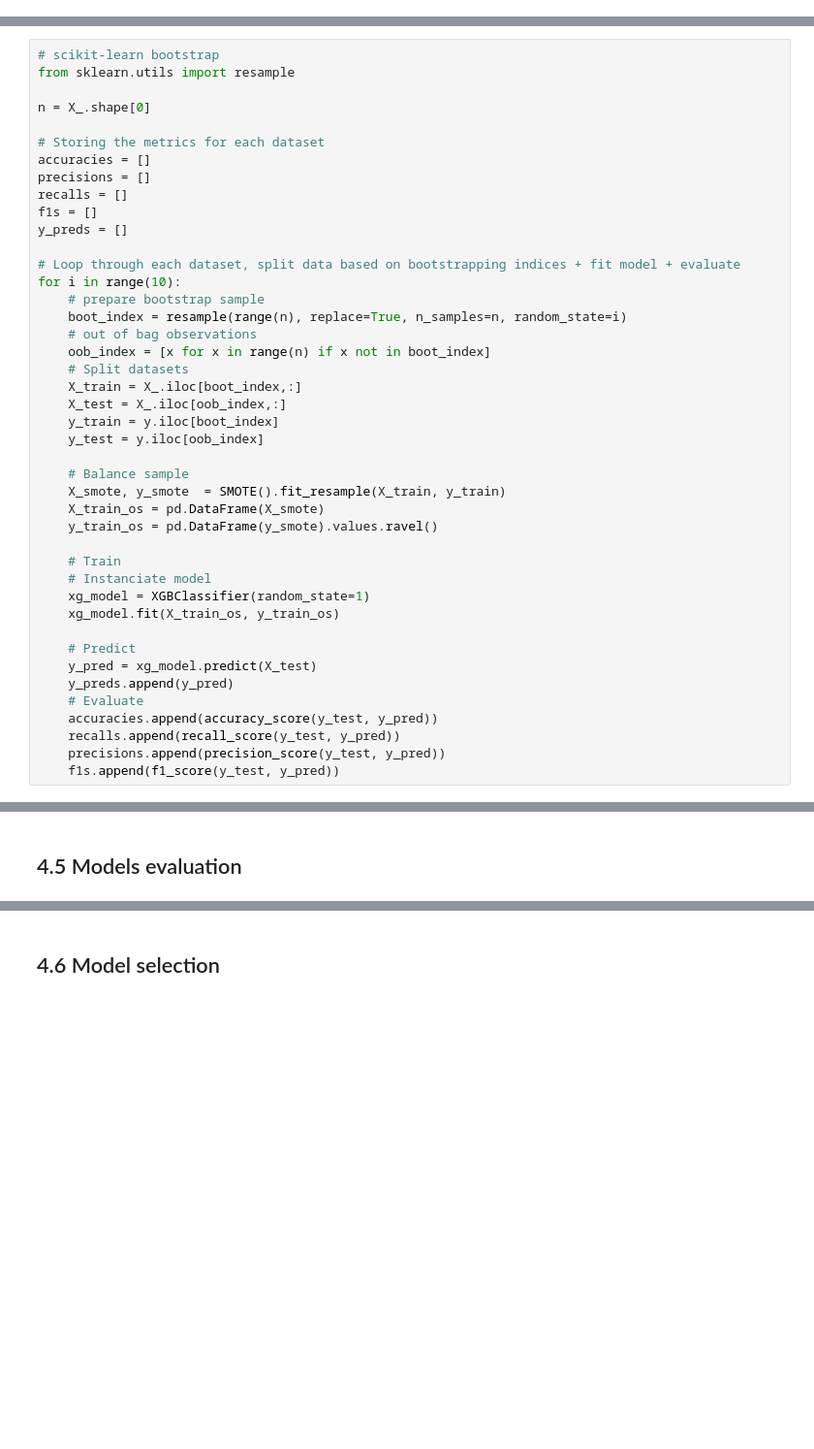
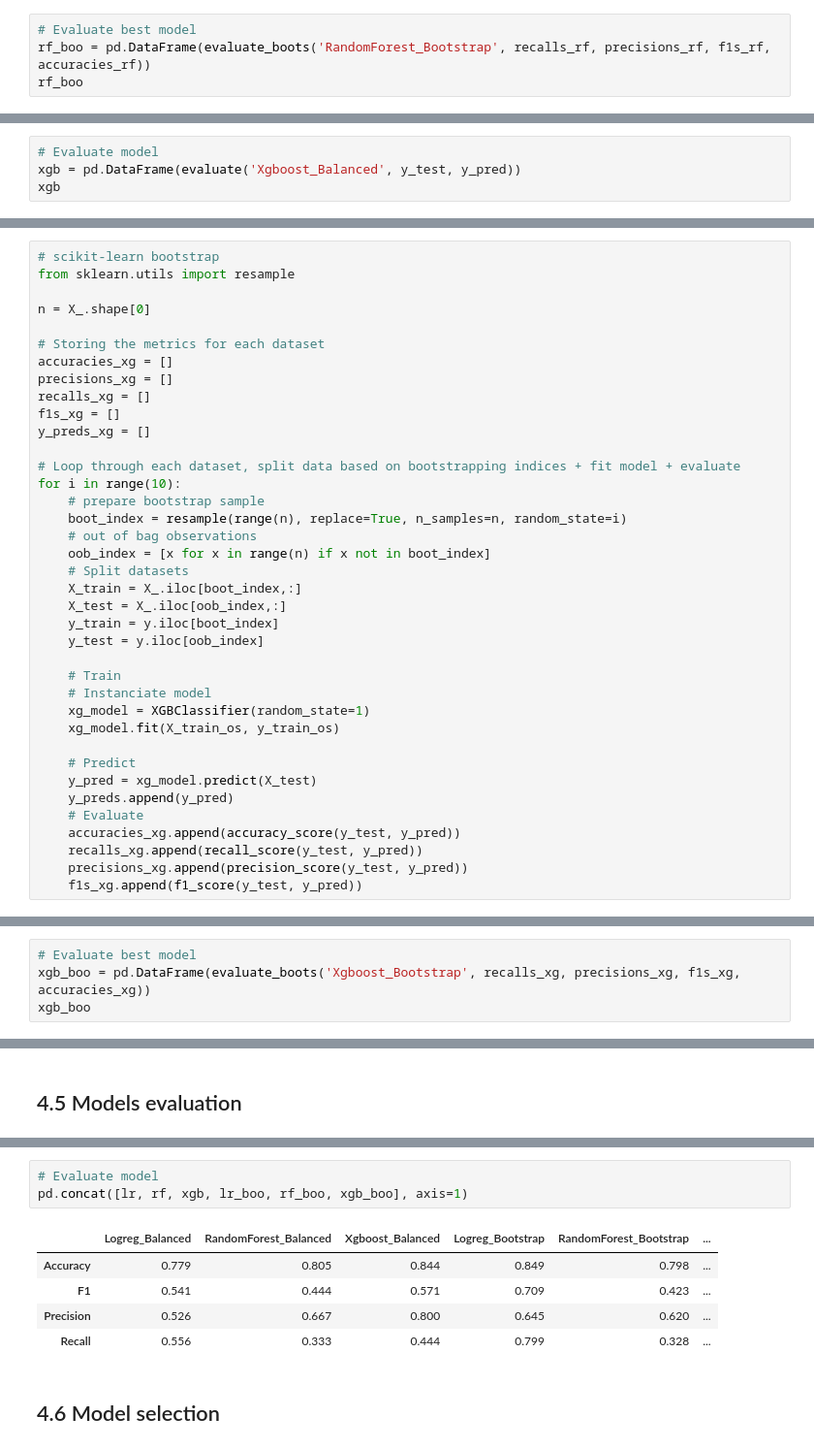
Before and after one commit to Guticar94/COMP20008_Assignment_2, a Jupyter notebook: main.ipynb, the cells around one changed output, grey strips where cells are left out. Shown at 97% size. Cells and saved outputs as stored; diff of their text form; blank space fills up the shorter version.

```diff
--- a/main.ipynb
+++ b/main.ipynb
@@ -1261,0 +1258,4 @@ F1: 0.47
+# %%
+# Evaluate best model
+rf_boo = pd.DataFrame(evaluate_boots('RandomForest_Bootstrap', recalls_rf, precisions_rf, f1s_rf, accuracies_rf))
+rf_boo
@@ -1283,0 +1281,4 @@ F1: 0.571
+# %%
+# Evaluate model
+xgb = pd.DataFrame(evaluate('Xgboost_Balanced', y_test, y_pred))
+xgb
@@ -1298,11 +1305,11 @@ from sklearn.utils import resample
 n = X_.shape[0]
 
 # Storing the metrics for each dataset
-accuracies = []
-precisions = []
-recalls = []
-f1s = []
-y_preds = []
+accuracies_xg = []
+precisions_xg = []
+recalls_xg = []
+f1s_xg = []
+y_preds_xg = []
 
 # Loop through each dataset, split data based on bootstrapping indices + fit model + evaluate
 for i in range(10):
@@ -1316,11 +1323,6 @@ for i in range(10):
     y_train = y.iloc[boot_index]
     y_test = y.iloc[oob_index]
 
-    # Balance sample
-    X_smote, y_smote  = SMOTE().fit_resample(X_train, y_train)
-    X_train_os = pd.DataFrame(X_smote)
-    y_train_os = pd.DataFrame(y_smote).values.ravel()
-
     # Train
     # Instanciate model
     xg_model = XGBClassifier(random_state=1)
@@ -1330,7 +1332,7 @@ for i in range(10):
     y_pred = xg_model.predict(X_test)
     y_preds.append(y_pred)
     # Evaluate
-    accuracies.append(accuracy_score(y_test, y_pred))
-    recalls.append(recall_score(y_test, y_pred))
-    precisions.append(precision_score(y_test, y_pred))
-    f1s.append(f1_score(y_test, y_pred))
+    accuracies_xg.append(accuracy_score(y_test, y_pred))
+    recalls_xg.append(recall_score(y_test, y_pred))
+    precisions_xg.append(precision_score(y_test, y_pred))
+    f1s_xg.append(f1_score(y_test, y_pred))
@@ -1345,0 +1339,4 @@ F1: 0.464
+# %%
+# Evaluate best model
+xgb_boo = pd.DataFrame(evaluate_boots('Xgboost_Bootstrap', recalls_xg, precisions_xg, f1s_xg, accuracies_xg))
+xgb_boo
@@ -1362,3 +1351,12 @@ pd.DataFrame.from_dict(results, orient='index', columns=['XGBoost', 'Random Fore
+# %%
+# Evaluate model
+pd.concat([lr, rf, xgb, lr_boo, rf_boo, xgb_boo], axis=1)
+# %% [output]
+|  | Logreg_Balanced | RandomForest_Balanced | Xgboost_Balanced | Logreg_Bootstrap | RandomForest_Bootstrap | ... |
+| Accuracy | 0.779 | 0.805 | 0.844 | 0.849 | 0.798 | ... |
+| F1 | 0.541 | 0.444 | 0.571 | 0.709 | 0.423 | ... |
+| Precision | 0.526 | 0.667 | 0.800 | 0.645 | 0.620 | ... |
+| Recall | 0.556 | 0.333 | 0.444 | 0.799 | 0.328 | ... |
 # %% [markdown]
 <h2>4.6 Model selection
 # %% [markdown]
```
Also changed, not shown: parts of 20 cells of this notebook.
